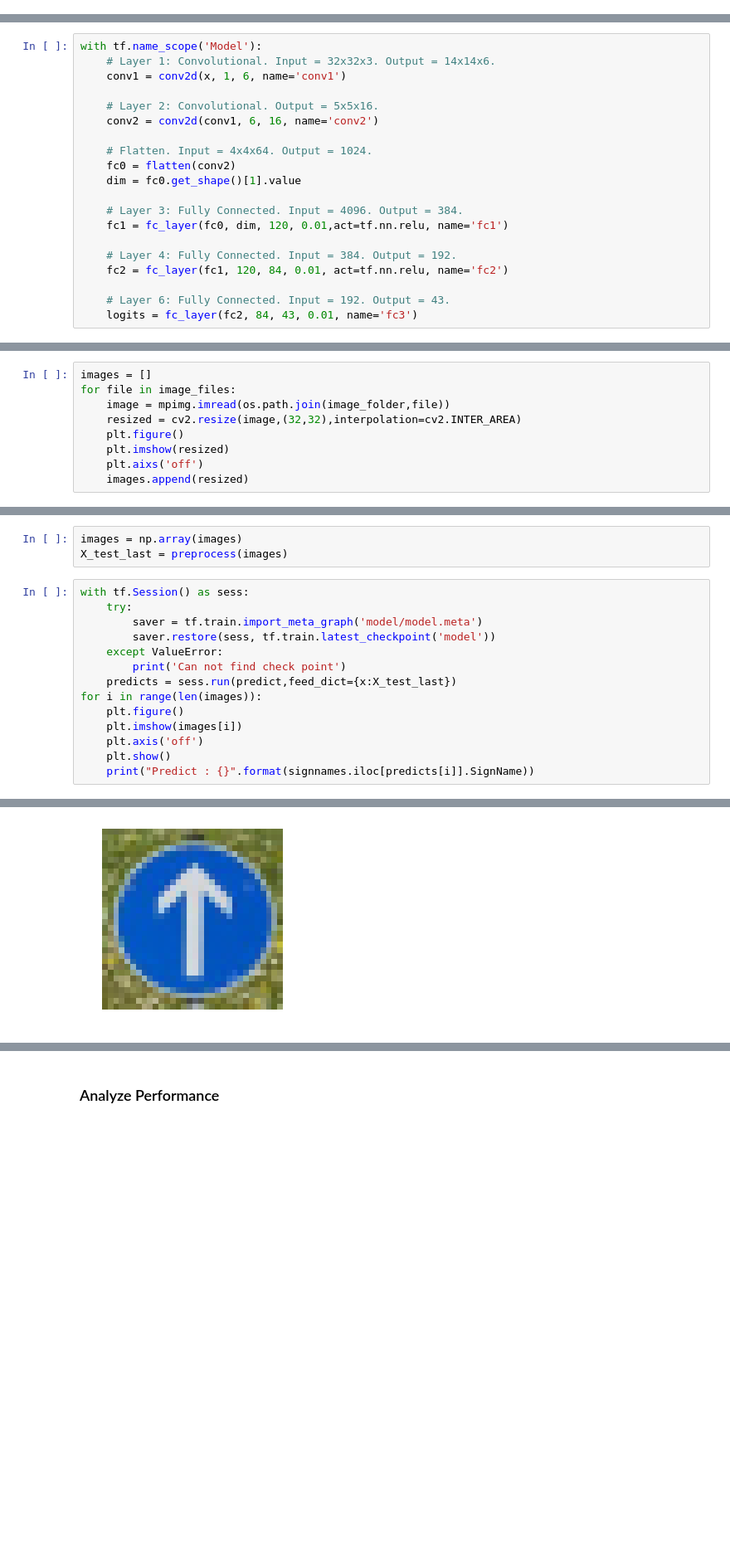
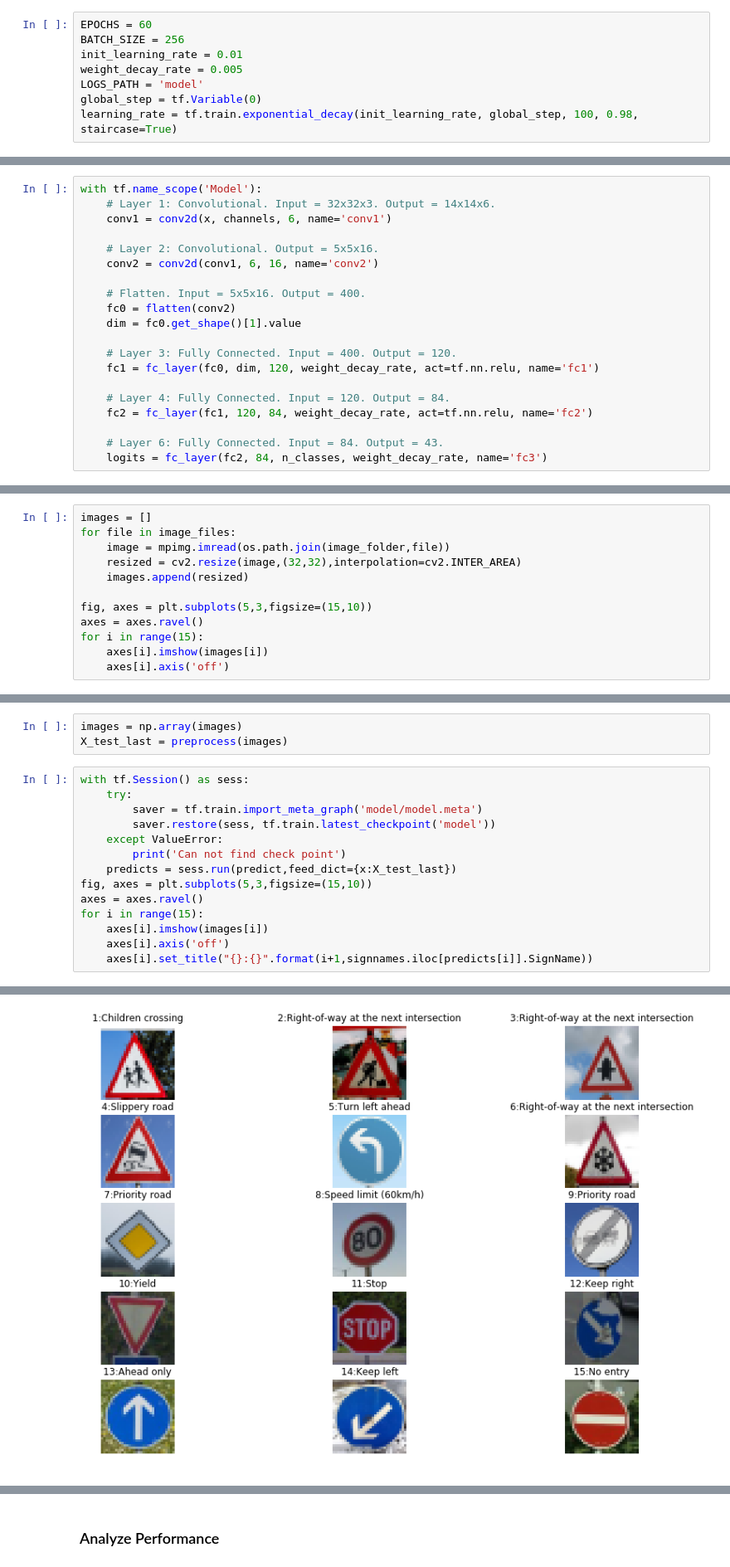
Before and after one commit to LFElodie/CarND-Traffic-Sign-Classifier-Project, a Jupyter notebook: Traffic_Sign_Classifier.ipynb, the cells around one changed output, grey strips where cells are left out. Shown at 83% size. Cells and saved outputs as stored; diff of their text form; blank space fills up the shorter version.

```diff
--- a/Traffic_Sign_Classifier.ipynb
+++ b/Traffic_Sign_Classifier.ipynb
@@ -248,4 +275,12 @@ Use Lenet-5 architecture with l2 regularization and learning rate decay.
 import tensorflow as tf
 from tensorflow.contrib.layers import flatten
 from sklearn.utils import shuffle
+# %%
+EPOCHS = 60
+BATCH_SIZE = 256
+init_learning_rate = 0.01
+weight_decay_rate = 0.005
+LOGS_PATH = 'model'
+global_step = tf.Variable(0)
+learning_rate = tf.train.exponential_decay(init_learning_rate, global_step, 100, 0.98, staircase=True)
 # %%
@@ -300,23 +319,23 @@ def fc_layer(input, channels_in, channels_out, wd=None, act=None, name='fc'):
 # %%
 with tf.name_scope('Model'):
     # Layer 1: Convolutional. Input = 32x32x3. Output = 14x14x6.
-    conv1 = conv2d(x, 1, 6, name='conv1')
+    conv1 = conv2d(x, channels, 6, name='conv1')
 
     # Layer 2: Convolutional. Output = 5x5x16.
     conv2 = conv2d(conv1, 6, 16, name='conv2')
 
-    # Flatten. Input = 4x4x64. Output = 1024.
+    # Flatten. Input = 5x5x16. Output = 400.
     fc0 = flatten(conv2)
     dim = fc0.get_shape()[1].value
 
-    # Layer 3: Fully Connected. Input = 4096. Output = 384.
-    fc1 = fc_layer(fc0, dim, 120, 0.01,act=tf.nn.relu, name='fc1')
+    # Layer 3: Fully Connected. Input = 400. Output = 120.
+    fc1 = fc_layer(fc0, dim, 120, weight_decay_rate, act=tf.nn.relu, name='fc1')
 
-    # Layer 4: Fully Connected. Input = 384. Output = 192.
-    fc2 = fc_layer(fc1, 120, 84, 0.01, act=tf.nn.relu, name='fc2')
+    # Layer 4: Fully Connected. Input = 120. Output = 84.
+    fc2 = fc_layer(fc1, 120, 84, weight_decay_rate, act=tf.nn.relu, name='fc2')
 
-    # Layer 6: Fully Connected. Input = 192. Output = 43.
-    logits = fc_layer(fc2, 84, 43, 0.01, name='fc3')
+    # Layer 6: Fully Connected. Input = 84. Output = 43.
+    logits = fc_layer(fc2, 84, n_classes, weight_decay_rate, name='fc3')
 # %% [markdown]
 ### Train, Validate and Test the Model
 # %% [markdown]
@@ -455,8 +492,11 @@ images = []
 for file in image_files:
     image = mpimg.imread(os.path.join(image_folder,file))
     resized = cv2.resize(image,(32,32),interpolation=cv2.INTER_AREA)
-    plt.figure()
-    plt.imshow(resized)
-    plt.aixs('off')
     images.append(resized)
+
+fig, axes = plt.subplots(5,3,figsize=(15,10))
+axes = axes.ravel()
+for i in range(15):
+    axes[i].imshow(images[i])
+    axes[i].axis('off')
 # %% [output]
@@ -484,17 +513,17 @@ X_test_last = preprocess(images)
 # %%
 with tf.Session() as sess:
     try:
         saver = tf.train.import_meta_graph('model/model.meta')
         saver.restore(sess, tf.train.latest_checkpoint('model'))
     except ValueError:
         print('Can not find check point')
     predicts = sess.run(predict,feed_dict={x:X_test_last})
-for i in range(len(images)):
-    plt.figure()
-    plt.imshow(images[i])
-    plt.axis('off')
-    plt.show()
-    print("Predict : {}".format(signnames.iloc[predicts[i]].SignName))
+fig, axes = plt.subplots(5,3,figsize=(15,10))
+axes = axes.ravel()
+for i in range(15):
+    axes[i].imshow(images[i])
+    axes[i].axis('off')
+    axes[i].set_title("{}:{}".format(i+1,signnames.iloc[predicts[i]].SignName))
 # %% [output]
 INFO:tensorflow:Restoring parameters from model\model
-[figure, old version]
+[figure, new version]
```
Also changed, not shown: parts of 23 cells of this notebook, 20 other files.
